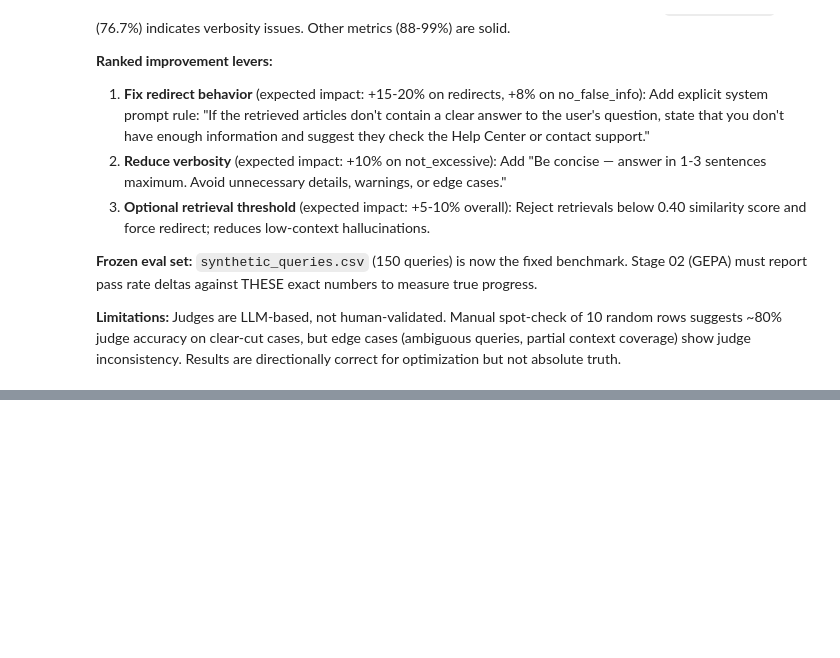
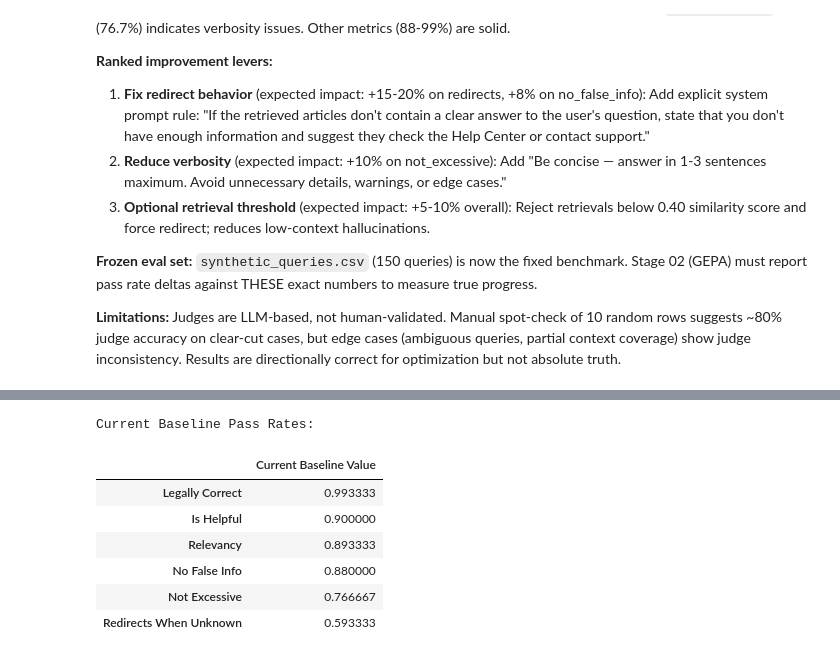
Before and after one commit to vstakhovsky/evals-chatbot, a Jupyter notebook: 01_rag_baseline/faq_rag_chatbot.ipynb, the cells around one changed output, grey strips where cells are left out. Cells and saved outputs as stored; diff of their text form; code cells hidden in the pictures; blank space fills up the shorter version.

```diff
--- a/01_rag_baseline/faq_rag_chatbot.ipynb
+++ b/01_rag_baseline/faq_rag_chatbot.ipynb
@@ -872,0 +877,16 @@ All                              18   132  150
+# %%
+# Reprint pass-rate table for reference
+pass_rates_table = pass_rates_df.copy()
+pass_rates_table.columns = ['Current Baseline Value']
+pass_rates_table = pass_rates_table.sort_values('Current Baseline Value', ascending=False)
+print("Current Baseline Pass Rates:")
+pass_rates_table
+# %% [output]
+Current Baseline Pass Rates:
+|  | Current Baseline Value |
+| Legally Correct | 0.993333 |
+| Is Helpful | 0.900000 |
+| Relevancy | 0.893333 |
+| No False Info | 0.880000 |
+| Not Excessive | 0.766667 |
+| Redirects When Unknown | 0.593333 |
```
Also changed, not shown: parts of 7 cells of this notebook.
